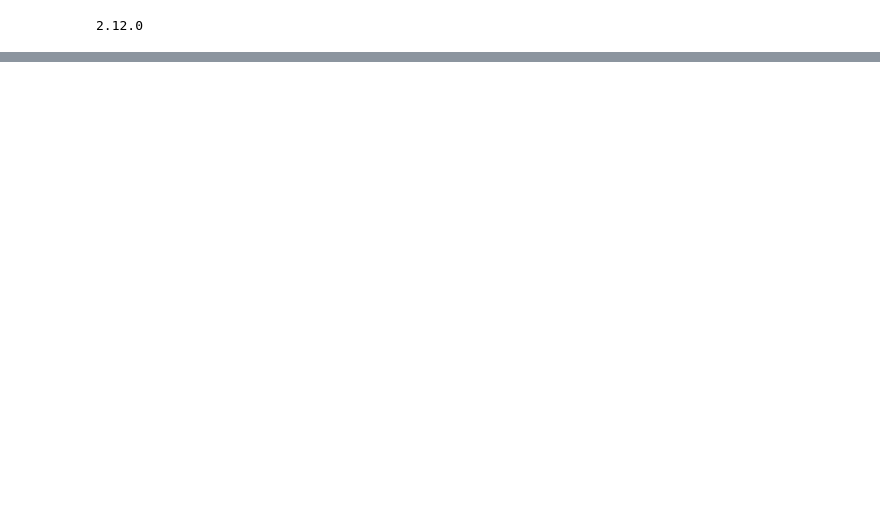
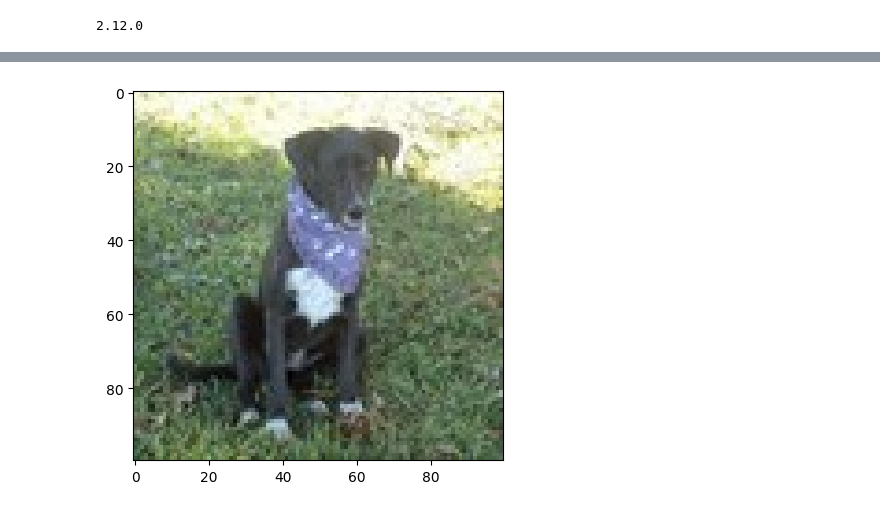
Before and after one commit to AnwHus007/Tensorflow, a Jupyter notebook: Cats Vs Dogs/Cats Vs Dogs.ipynb, the cells around one changed output, grey strips where cells are left out. Drawn from its saved outputs; the diff is of its cells as text; code cells hidden in the pictures; blank space fills up the shorter version.

```diff
--- a/Cats Vs Dogs/Cats Vs Dogs.ipynb
+++ b/Cats Vs Dogs/Cats Vs Dogs.ipynb
@@ -294,0 +51,9 @@ AttributeError: ignored
+# %%
+X_train = X_train.reshape(len(X_train), 100, 100, 3)
+Y_train = Y_train.reshape(len(Y_train), 1)
+
+X_test = X_test.reshape(len(X_test), 100, 100, 3)
+Y_test = Y_test.reshape(len(Y_test), 1)
+
+X_train = X_train/255.0
+X_test = X_test/255.0
@@ -294,0 +70,7 @@ AttributeError: ignored
+# %%
+def Predict(num):
+  num = num > 0.5
+  if(num == 0):
+    return 'Dog'
+  else:
+    return 'Cat'
@@ -294,0 +99,12 @@ AttributeError: ignored
+# %%
+model = Sequential([
+    Conv2D(32, (3,3), activation = 'relu', input_shape = (100, 100, 3)),
+    MaxPooling2D((2,2)),
+
+    Conv2D(32, (3,3), activation = 'relu'),
+    MaxPooling2D((2,2)),
+
+    Flatten(),
+    Dense(64, activation = 'relu'),
+    Dense(1, activation = 'sigmoid')
+])
@@ -294,0 +118,3 @@ AttributeError: ignored
+# %%
+model.compile(loss = 'binary_crossentropy', optimizer = 'adam', metrics = ['accuracy'])
+history = model.fit(X_train, Y_train, epochs = 5, batch_size = 32)
@@ -294,0 +150,11 @@ AttributeError: ignored
+# %%
+tran = random.randint(0, len(Y_test))
+plt.imshow(X_test[tran, :])
+plt.show()
+
+Y_pred = model.predict(X_test[tran, :].reshape(1, 100, 100, 3))
+conf = float(Y_pred[0][0]*100)
+conf = round(conf,4)
+print("The image is of a " + str(Predict(Y_pred[0])) + " (Confidence Level = " + str(max(conf,(100 - conf)))+ "% )")
+# %% [output]
+[figure, added]
```
Also changed, not shown: parts of 44 cells of this notebook.
